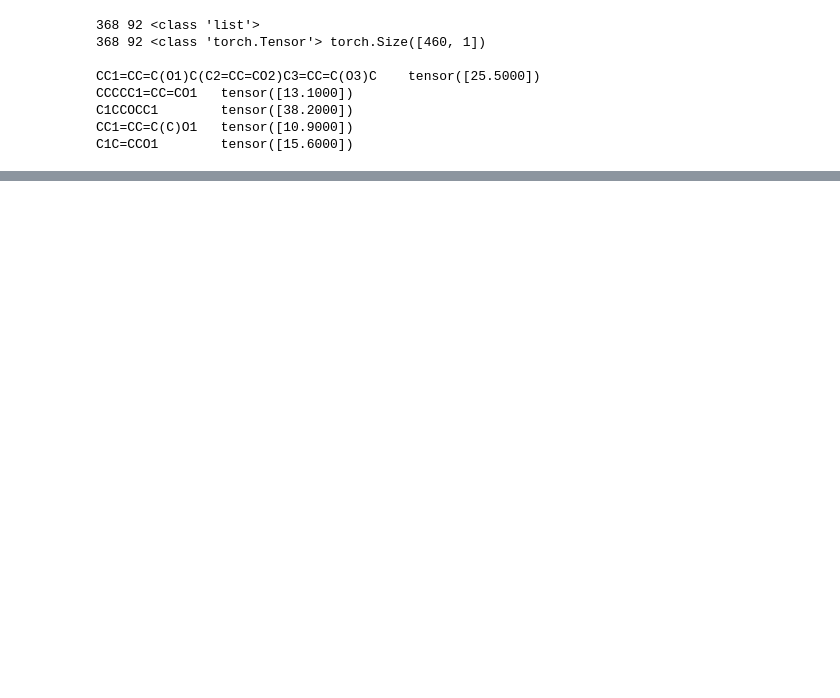
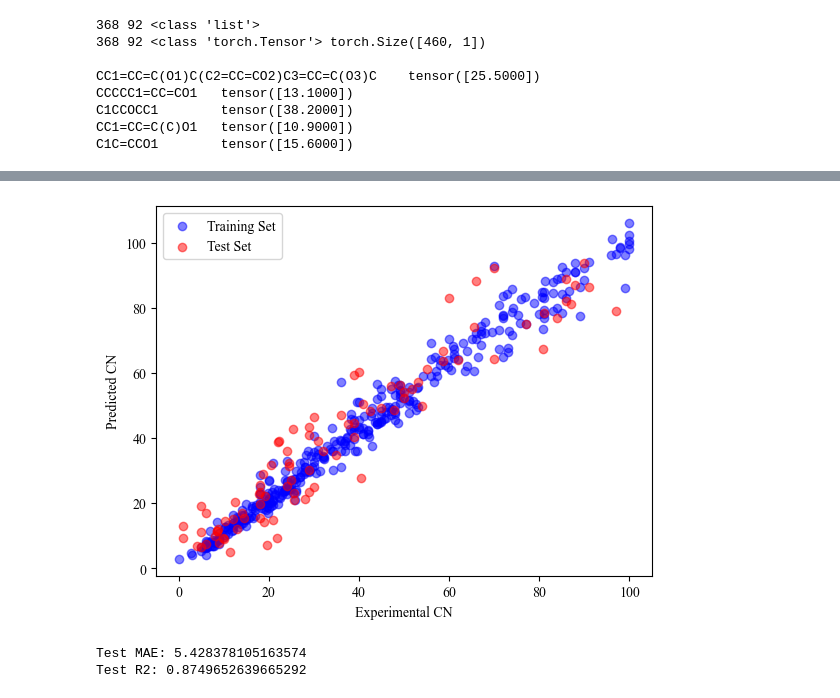
Before and after one commit to ecrl/graphchem, a Jupyter notebook: examples/predict_cn.ipynb, the cells around one changed output, grey strips where cells are left out. Saved outputs shown, nothing was run; the diff lists cells and outputs as text; code cells hidden in the pictures; blank space fills up the shorter version.

```diff
--- a/examples/predict_cn.ipynb
+++ b/examples/predict_cn.ipynb
@@ -123,0 +174,27 @@ MoleculeGCN(
+# %%
+pred_train = [model(mol)[0].detach().numpy() for mol in ds_train]
+pred_test = [model(mol)[0].detach().numpy() for mol in ds_test]
+exp_train = [mol.y.numpy() for mol in ds_train]
+exp_test = [mol.y.numpy() for mol in ds_test]
+
+plt.clf()
+plt.rcParams['font.family'] = 'Times New Roman'
+plt.scatter(exp_train, pred_train, color='blue', label='Training Set', alpha=0.5)
+plt.scatter(exp_test, pred_test, color='red', label='Test Set', alpha=0.5)
+plt.xlabel('Experimental CN')
+plt.ylabel('Predicted CN')
+plt.legend(loc='upper left')
+plt.show()
+# %% [output]
+[figure, added]
+# %%
+from sklearn.metrics import median_absolute_error, r2_score
+
+e_test = [e[0] for e in exp_test]
+p_test = [p[0] for p in pred_test]
+
+print(f'Test MAE: {median_absolute_error(e_test, p_test)}')
+print(f'Test R2: {r2_score(e_test, p_test)}')
+# %% [output]
+Test MAE: 5.428378105163574
+Test R2: 0.8749652639665292
```
Also changed, not shown: parts of 3 cells of this notebook, 10 other files.
